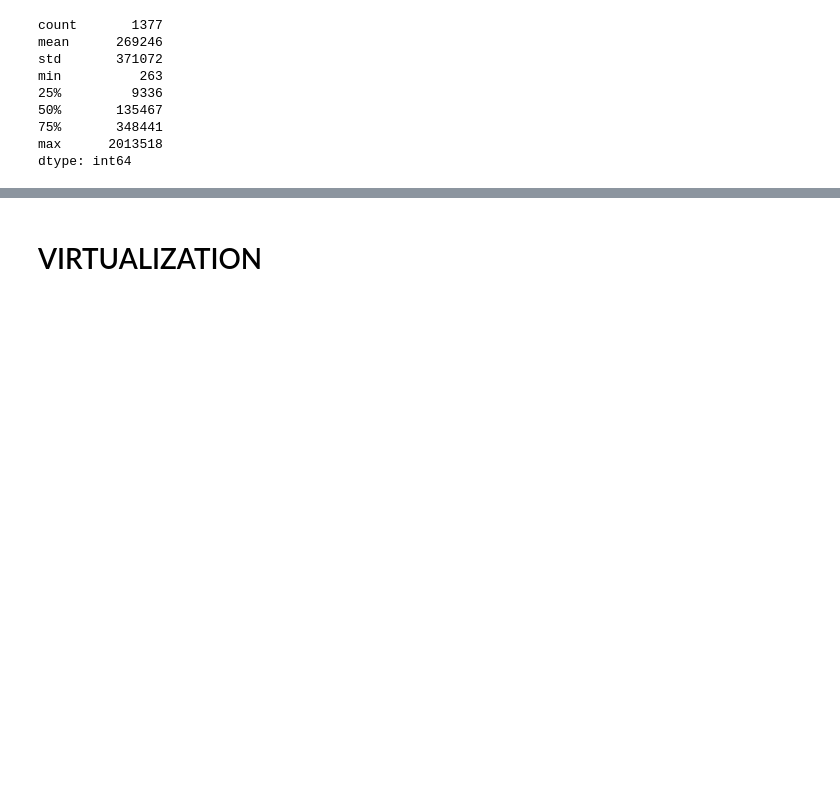
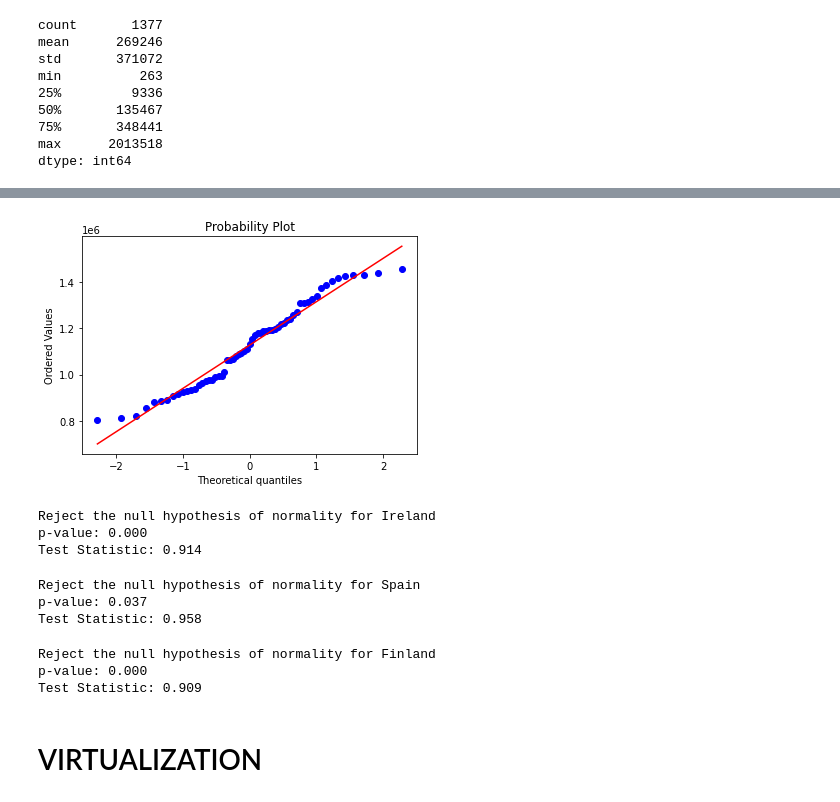
Before and after one commit to obinna345/CA2, a Jupyter notebook: CA__2.ipynb, the cells around one changed output, grey strips where cells are left out. Saved outputs shown, nothing was run; the diff lists cells and outputs as text; code cells hidden in the pictures; blank space fills up the shorter version.

```diff
--- a/CA__2.ipynb
+++ b/CA__2.ipynb
@@ -93,0 +123,11 @@ dtype: int64
+# %%
+# Select the column of interest from the dataframe
+data = df_eu[df_eu['Country Name'] == 'Spain']['captured fishes (metric tons)']
+
+# Create the Q-Q plot
+stats.probplot(data, plot=plt)
+
+# Show the plot
+plt.show()
+# %% [output]
+[figure, added]
@@ -94,3 +147,21 @@ dtype: int64
+# %%
+test_normality(df_eu, 'Ireland')
+# %% [output]
+Reject the null hypothesis of normality for Ireland
+p-value: 0.000
+Test Statistic: 0.914
+# %%
+test_normality(df_eu, 'Spain')
+# %% [output]
+Reject the null hypothesis of normality for Spain
+p-value: 0.037
+Test Statistic: 0.958
+# %%
+test_normality(df_eu, 'Finland')
+# %% [output]
+Reject the null hypothesis of normality for Finland
+p-value: 0.000
+Test Statistic: 0.909
 # %% [markdown]
 # VIRTUALIZATION
 # %%
```
Also changed, not shown: parts of 15 cells of this notebook.
